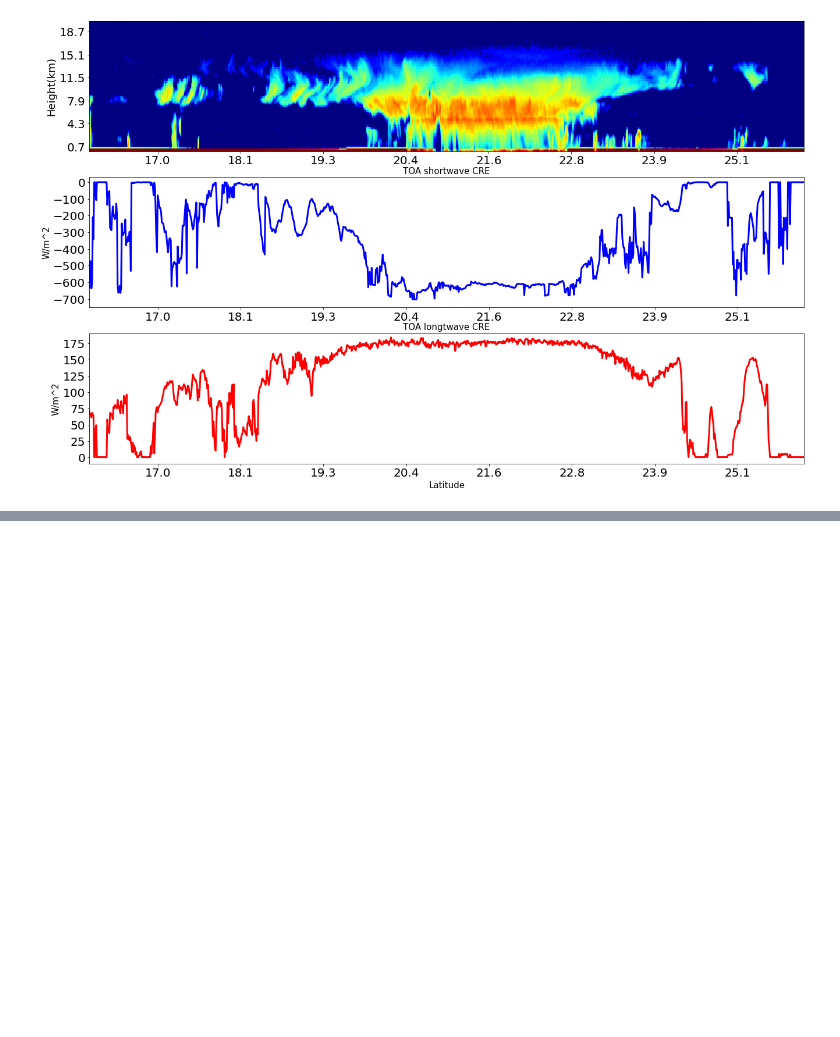
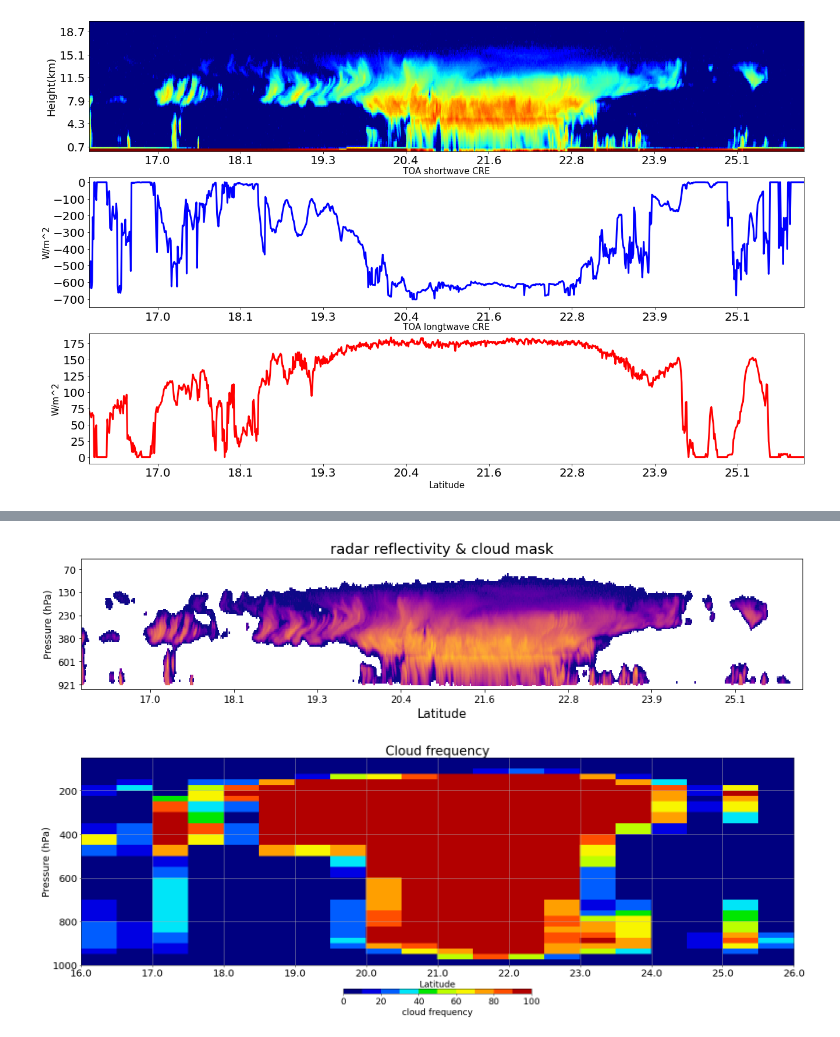
Before and after one commit to jerryjerry9/cloudsat_2022_demo, a Jupyter notebook: demo_2022.ipynb, the cells around one changed output, grey strips where cells are left out. Saved outputs shown, nothing was run; the diff lists cells and outputs as text; code cells hidden in the pictures; blank space fills up the shorter version.

```diff
--- a/demo_2022.ipynb
+++ b/demo_2022.ipynb
@@ -453,0 +486,54 @@ print(np.min(eq_lat))
+# %%
+## regrid to ec pressure level
+for k in range(0,y_len):
+    for h in range (0,125):
+        for hh in range(4,36):
+            if to_pressure[h,k] <= cl_lev[hh+1] and to_pressure[h,k] > cl_lev[hh]:
+                demo_pix[hh+1,k] = demo_pix[hh+1,k]+to_pix[h,k]
+                demo_cld[hh+1,k] = demo_cld[hh+1,k]+to_cld[h,k]
+# %%
+## claculate cloud frequency
+demo_pix[demo_pix==0]=1
+cf = (demo_cld[:,:]/demo_pix[:,:])*100
+# %%
+### color map for cloud frequency
+cmap1 = mpl.cm.jet(np.linspace(0,1,24))
+cmap2 = mpl.cm.nipy_spectral(np.linspace(0,1,24))
+self_cmap = np.vstack((cmap1[0],cmap1[2],cmap1[5],cmap1[8],cmap2[13],cmap2[15],cmap1[15],cmap1[17],cmap1[19],cmap1[22]))
+cmap = mpl.colors.ListedColormap(self_cmap)
+###
+# %%
+## first figure: reflectivity filtered by cloud mask
+f = plt.figure(figsize=(16.15,3))
+plt.pcolormesh(ref_masked[20:105,:],cmap=plt.cm.get_cmap('plasma',100),vmin=-25, vmax=25)
+plt.title('radar reflectivity & cloud mask',fontsize=18)
+# axis setting
+plt_pressure = ref_pressure.astype(int)
+plt.yticks(np.arange(3,90,step=15), (plt_pressure[23:110:15,]),fontsize=12)
+plt.xticks(np.arange(99,region_array_size[0],step=120), (region_lat[99:region_array_size[0]:120,]),fontsize=12)
+plt.ylabel('Pressure (hPa)',color='k',fontsize=12)
+plt.xlabel('Latitude',color='k',fontsize=15)
+
+## second figure: cloud frequency regrid to ec pressure level
+f = plt.figure(figsize=(22,8))
+x = np.arange(0,20.1,1)
+plt.pcolormesh(x,lev_r[5:37],cf[5:37,:], cmap=cmap,vmin=0,vmax=100)
+# colorbar setting
+cb = plt.colorbar(aspect=40,fraction=0.02, pad=0.1, orientation='horizontal',extendfrac='auto')
+cb.ax.tick_params(labelsize=18)
+cb.set_label('cloud frequency', size=18)
+# axis setting
+plt.axis([0,20,1000,50])
+plt.grid()
+ax = np.arange(real_lat_cen-lat_range,real_lat_cen+lat_range+0.1,grid_resolution*2)
+xx = np.arange(0,20.1,2)
+plt.xticks(xx,ax,fontsize=20)
+plt.yticks(fontsize=20)
+## title & label
+plt.title('Cloud frequency',fontsize=26)
+plt.xlabel('Latitude',fontsize=18)
+plt.ylabel('Pressure (hPa)',fontsize=20)
+plt.tight_layout()
+# %% [output]
+[figure, added]
+[figure, added]
```
Also changed, not shown: parts of 16 cells of this notebook.
